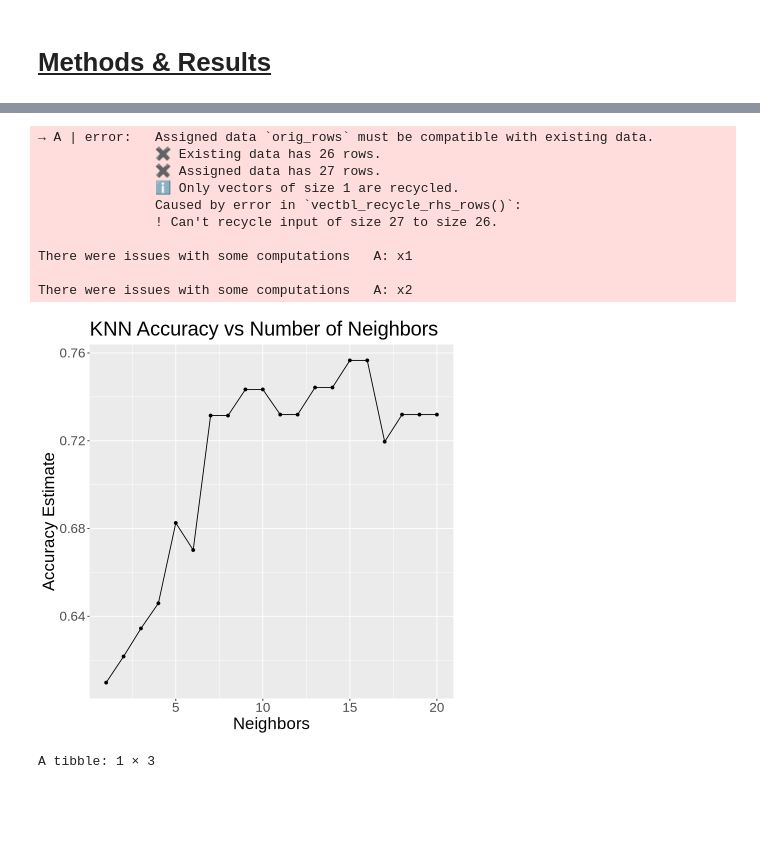
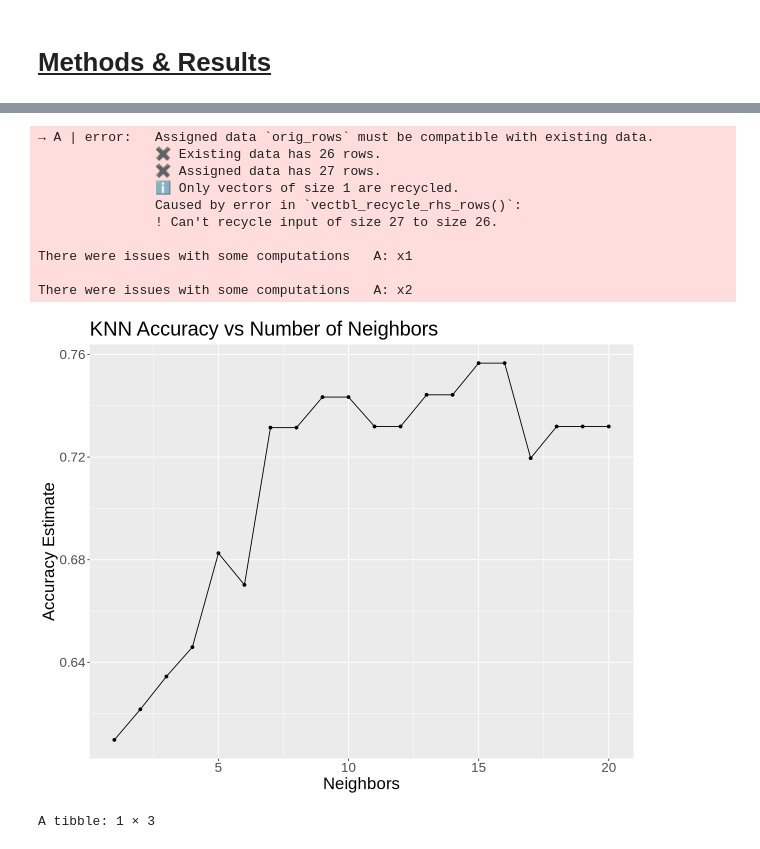
Before and after one commit to Alonso181006/dsci-100-2024w2-group-005-30, a Jupyter notebook: Project.ipynb, the cells around one changed output, grey strips where cells are left out. Saved outputs shown, nothing was run; the diff lists cells and outputs as text; code cells hidden in the pictures; blank space fills up the shorter version.

```diff
--- a/Project.ipynb
+++ b/Project.ipynb
@@ -149,34 +197,35 @@ players_results <- players_wkflw |>
     collect_metrics() |>
     filter(.metric == "accuracy")
 
 # Pull Best K value
 best_k = players_results |>
     arrange(desc(mean)) |>
     head(1) |>
     pull(neighbors)
 
 # Plot the Accuracy vs Neighbors estimate
 players_plot <- players_results |>
     ggplot(aes(x = neighbors, y = mean)) +
     geom_point() +
     geom_line() +
     labs(x = "Neighbors", y = "Accuracy Estimate", title = "KNN Accuracy vs Number of Neighbors") +
     theme(text = element_text(size = 20))
 
 #Display Plot
+options(repr.plot.width = 10, repr.plot.height = 8)
 players_plot
 # %% [output]
 → A | error:   Assigned data `orig_rows` must be compatible with existing data.
                ✖ Existing data has 26 rows.
                ✖ Assigned data has 27 rows.
                ℹ Only vectors of size 1 are recycled.
                Caused by error in `vectbl_recycle_rhs_rows()`:
                ! Can't recycle input of size 27 to size 26.
 
 There were issues with some computations   A: x1
 
 There were issues with some computations   A: x2
-[figure, old version]
+[figure, new version]
 # %%
 # Set seed
 set.seed(5)
```
Also changed, not shown: parts of 3 cells of this notebook, 1 other file.
